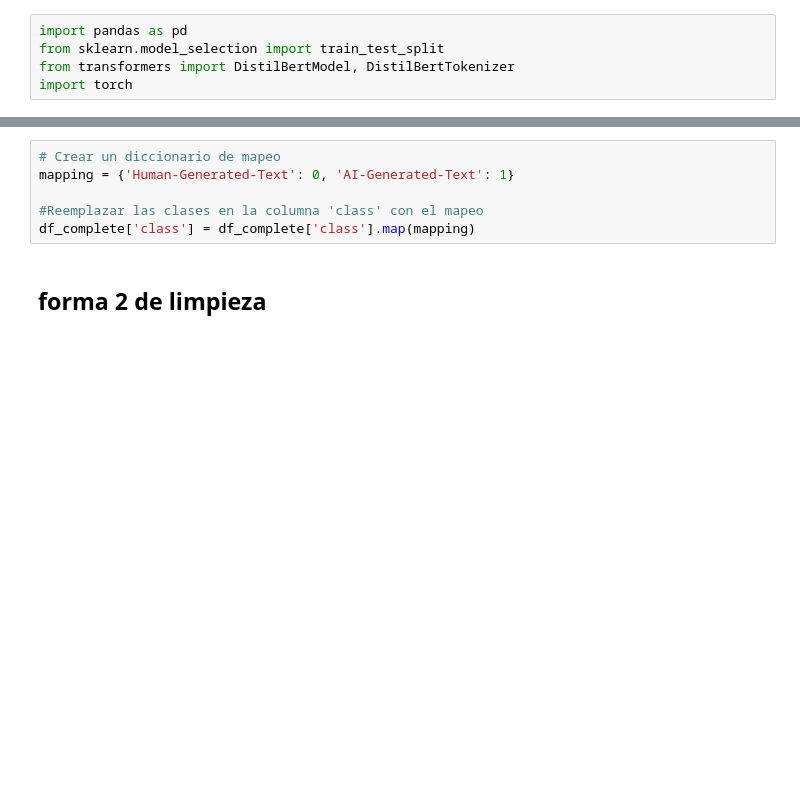
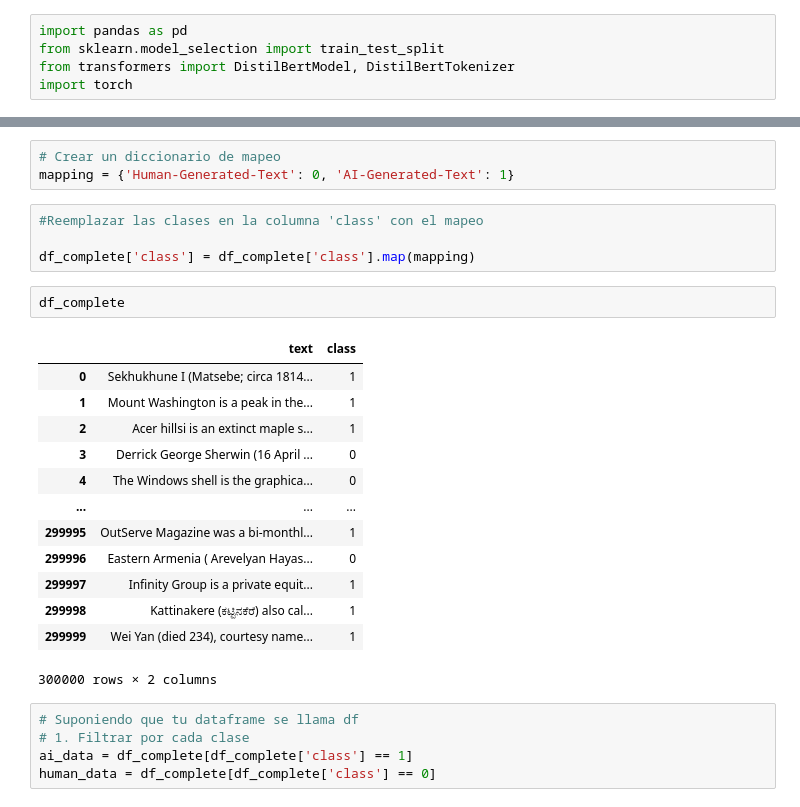
Before and after one commit to AnaNofuentes/Text-Analyzer-Human-vs-AI, a Jupyter notebook: cuaderno_2.ipynb, the cells around one changed output, grey strips where cells are left out. Saved outputs shown, nothing was run; the diff lists cells and outputs as text; blank space fills up the shorter version.

```diff
--- a/cuaderno_2.ipynb
+++ b/cuaderno_2.ipynb
@@ -10,8 +8,28 @@ FileNotFoundError: [Errno 2] No such file or directory: 'dataset.csv'
+# %%
+# Crear un diccionario de mapeo
+mapping = {'Human-Generated-Text': 0, 'AI-Generated-Text': 1}
 # %%
-# Crear un diccionario de mapeo
-mapping = {'Human-Generated-Text': 0, 'AI-Generated-Text': 1}
+#Reemplazar las clases en la columna 'class' con el mapeo
 
-#Reemplazar las clases en la columna 'class' con el mapeo
 df_complete['class'] = df_complete['class'].map(mapping)
-# %% [markdown]
-## forma 2 de limpieza
+# %%
+df_complete
+# %% [output]
+|  | text | class |
+| 0 | Sekhukhune I (Matsebe; circa 1814... | 1 |
+| 1 | Mount Washington is a peak in the... | 1 |
+| 2 | Acer hillsi is an extinct maple s... | 1 |
+| 3 | Derrick George Sherwin (16 April ... | 0 |
+| 4 | The Windows shell is the graphica... | 0 |
+| ... | ... | ... |
+| 299995 | OutServe Magazine was a bi-monthl... | 1 |
+| 299996 | Eastern Armenia ( Arevelyan Hayas... | 0 |
+| 299997 | Infinity Group is a private equit... | 1 |
+| 299998 | Kattinakere (ಕಟ್ಟಿನಕೆರೆ) also cal... | 1 |
+| 299999 | Wei Yan (died 234), courtesy name... | 1 |
+300000 rows × 2 columns
+# %%
+# Suponiendo que tu dataframe se llama df
+# 1. Filtrar por cada clase
+ai_data = df_complete[df_complete['class'] == 1]
+human_data = df_complete[df_complete['class'] == 0]
```
Also changed, not shown: parts of 9 cells of this notebook, 2 other files.
